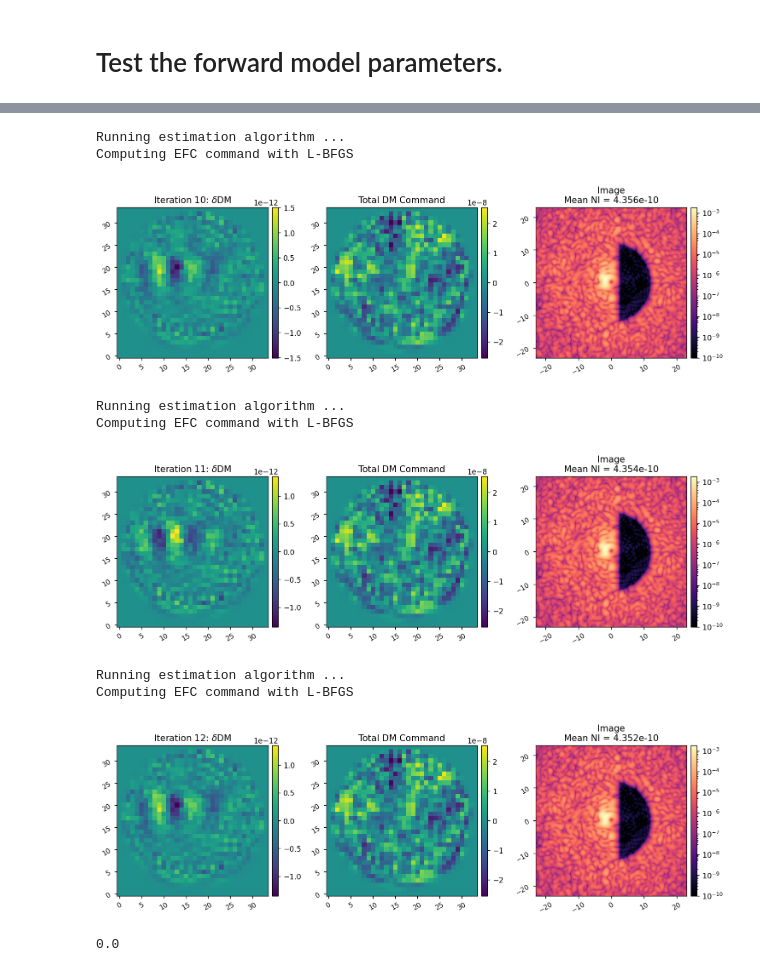
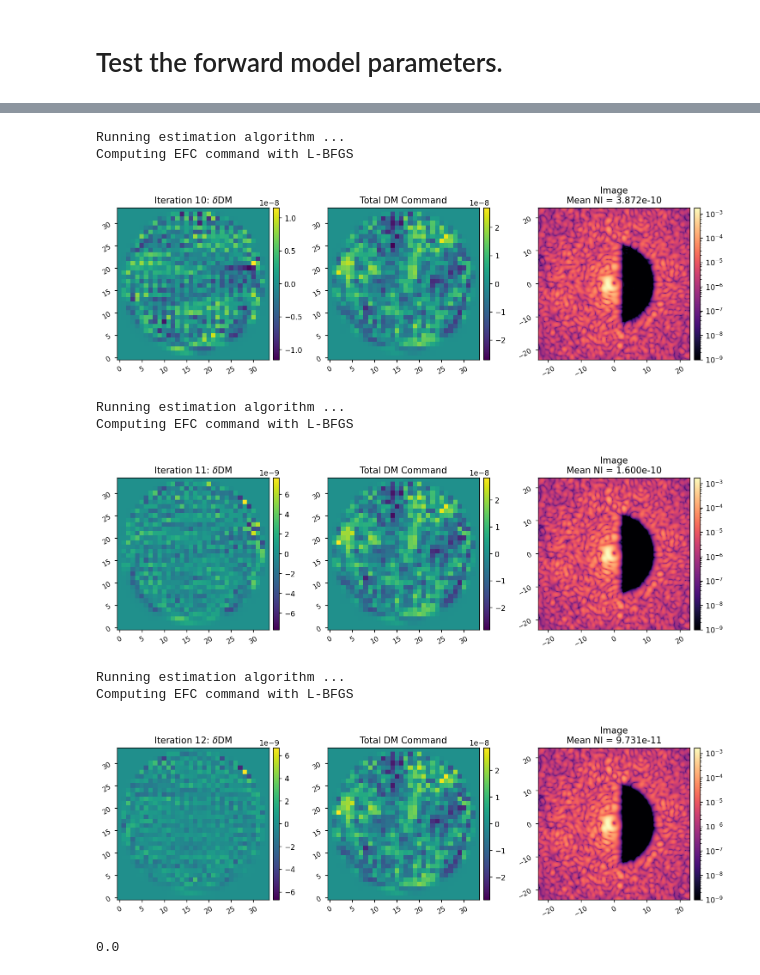
Before and after one commit to uasal/scoob-psf, a Jupyter notebook: notebooks/scoobpsf_rmad_adefc.ipynb, the cells around one changed output, grey strips where cells are left out. Cells and saved outputs as stored; diff of their text form; code cells hidden in the pictures.

```diff
--- a/notebooks/scoobpsf_rmad_adefc.ipynb
+++ b/notebooks/scoobpsf_rmad_adefc.ipynb
@@ -30,7 +30,12 @@ imshow2(wfe_amp, wfe_phs)
 reload(rmad)
 I = rmad.MODEL()
 I.WFE = WFE
-# I.flip_dm = 1
+I.dm_shift = np.array([0, 0])*u.mm
+I.lyot_shift = np.array([0,0])*u.mm
+
+I.reverse_lyot = 1
+I.flip_lyot = 1
+# I.det_rotation = 178
 
 I.setattr('use_vortex', False)
 ref_psf = I.snap()
@@ -58,7 +63,9 @@ reload(scoobpsf.dm)
 M = rmad.MODEL()
 M.WFE = WFE
 
-# M.flip_dm = 1
+M.reverse_lyot = 1
+M.flip_lyot = 1
+# M.det_rotation = 178
 
 M.setattr('use_vortex', False)
 ref_psf = M.snap()
@@ -77,45 +84,46 @@ all_commands = []
 # %%
 reload(rmad)
 reload(adefc)
 
-r_cond = 1e-2
+r_cond = 1e-1
+# r_cond = 1e-2
 # r_cond = 1e-3
 # r_cond = 1e-4
-# r_cond = 1e-5
-r_cond = 1e-6
+r_cond = 1e-5
+# r_cond = 1e-6
 
 bfgs_tol = 1e-2
-bfgs_tol = 1e-3
-# bfgs_tol = 1e-4
+# bfgs_tol = 1e-3
+bfgs_tol = 1e-4
 # bfgs_tol = 1e-5
 
 bfgs_opts = {
     'disp':False,
     # 'ftol':1e-6,
     # 'gtol':1e-6,
 }
 
 all_ims, all_efs, all_commands = adefc.run(I, M,
                                             rmad.val_and_grad, control_mask,
                                             Nitr=3,
                                             reg_cond=r_cond,
                                             bfgs_tol=bfgs_tol,
                                             bfgs_opts=bfgs_opts,
                                             gain=1,
                                             all_ims=all_ims,
                                             all_efs=all_efs,
                                             all_commands=all_commands,
                                             )
 # %% [output]
 Running estimation algorithm ...
 Computing EFC command with L-BFGS
-[figure, old version]
+[figure, new version]
 Running estimation algorithm ...
 Computing EFC command with L-BFGS
-[figure, old version]
+[figure, new version]
 Running estimation algorithm ...
 Computing EFC command with L-BFGS
-[figure, old version]
+[figure, new version]
 # %%
 print(all_commands[6][25,21])
 # %% [output]
```
Also changed, not shown: parts of 2 cells of this notebook, 1 other file.
